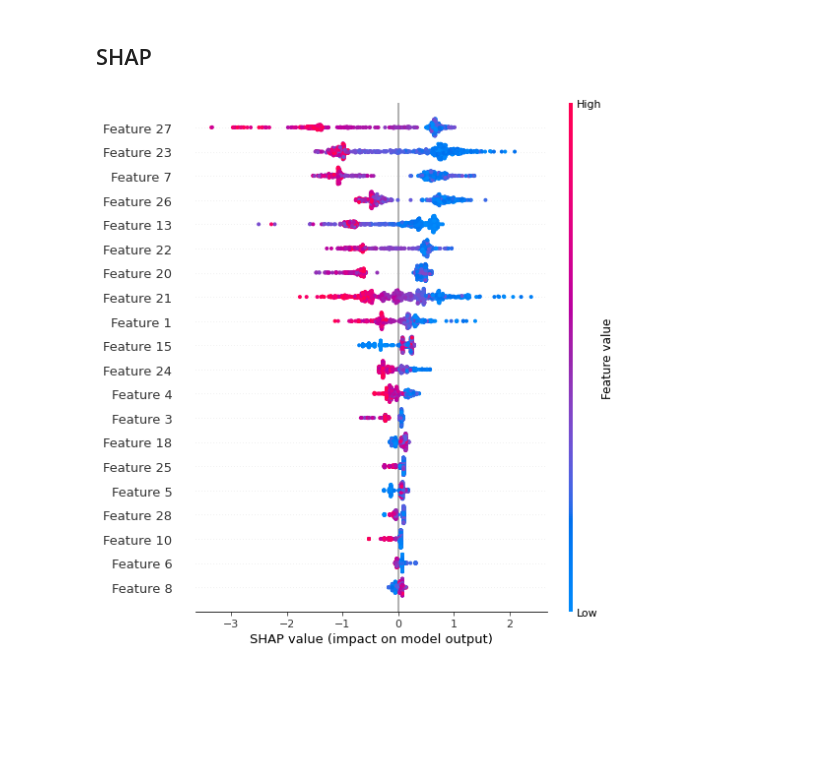
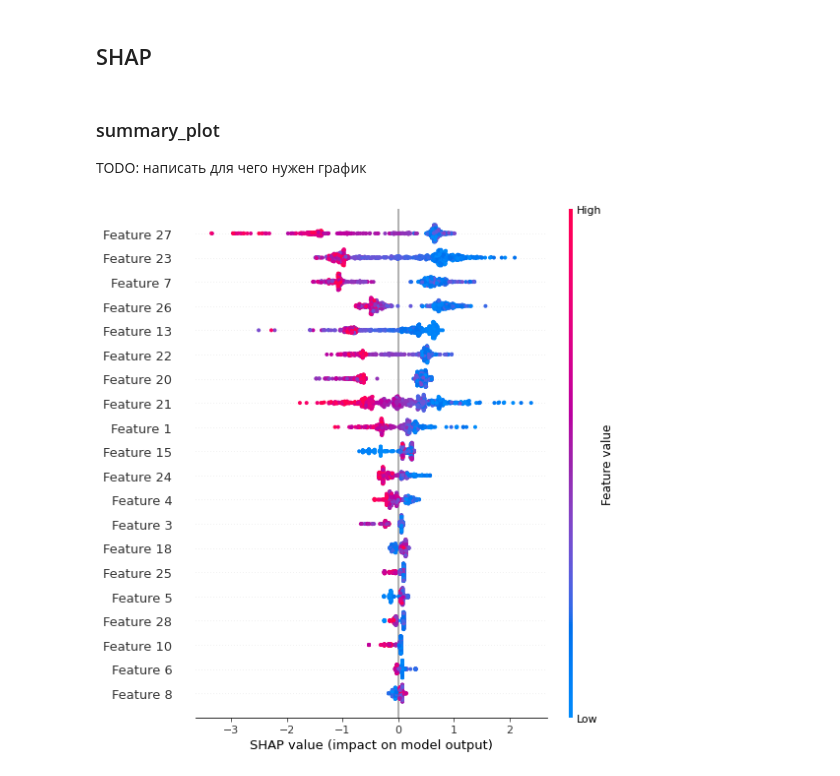
Before and after one commit to YanaSemenenya/INTERPRETATOR, a Jupyter notebook: Examples/BaseInterpretator_example.ipynb, the cells around one changed output. Cells and saved outputs as stored; diff of their text form; code cells hidden in the pictures; blank space fills up the shorter version.

```diff
--- a/Examples/BaseInterpretator_example.ipynb
+++ b/Examples/BaseInterpretator_example.ipynb
@@ -32,7 +32,10 @@ my_interpret = BaseInterpretator(xgb_model)
 ## SHAP
 # %%
 my_interpret.fit_shap()
+# %% [markdown]
+### summary_plot
+TODO: написать для чего нужен график
 # %%
-my_interpret.shap(X)
+my_interpret.shap(X, type = "summary_plot")
 # %% [output]
-[figure, old version]
+[figure, new version]
```
Also changed, not shown: parts of 4 cells of this notebook.
